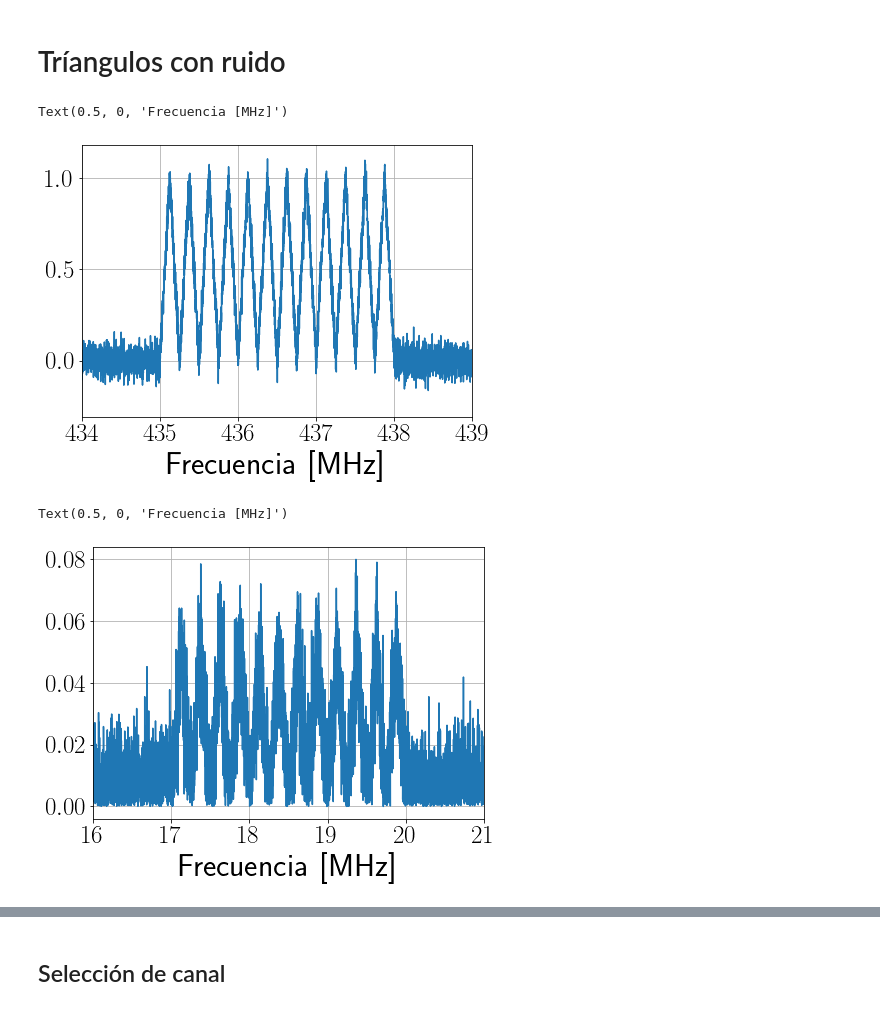
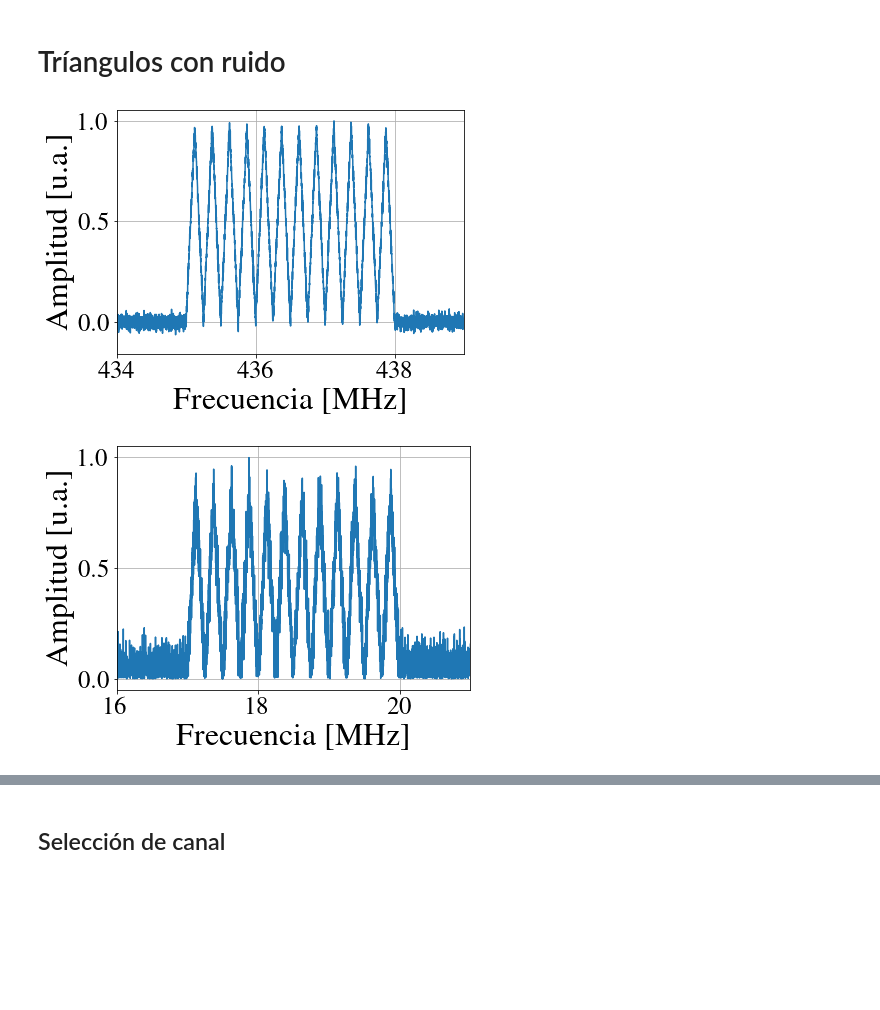
Before and after one commit to Fran-Mark/PI, a Jupyter notebook: Simulaciones/Preprocesamiento/preprocesamiento.ipynb, the cells around one changed output, grey strips where cells are left out. Cells and saved outputs as stored; diff of their text form; code cells hidden in the pictures; blank space fills up the shorter version.

```diff
--- a/Simulaciones/Preprocesamiento/preprocesamiento.ipynb
+++ b/Simulaciones/Preprocesamiento/preprocesamiento.ipynb
@@ -18,7 +18,7 @@ plt.rc('xtick', labelsize=SMALL_SIZE)    # fontsize of the tick labels
 plt.rc('ytick', labelsize=SMALL_SIZE)    # fontsize of the tick labels
 plt.rc('legend', fontsize=SMALL_SIZE)    # legend fontsize
 plt.rc('figure', titlesize=BIGGER_SIZE)  # fontsize of the figure title
-#rc('font',**{'family':'serif','serif':['Times']})
+plt.rc('font',**{'family':'serif','serif':['Times']})
 plt.rcParams['figure.figsize'] = (7, 5)
 # %% [markdown]
 Constantes:
@@ -222,28 +213,34 @@ class NoisySignal:
         for i in range(NO_CHANNELS):
             values[int(212_000 + i*CHANNEL_BW) : int(212_000+(i+1)*CHANNEL_BW )] = triangle
             values[int(1_085_000 + i*CHANNEL_BW) : int(1_085_000+(i+1)*CHANNEL_BW )] = triangle
-        self.values = values + np.random.randn(int(2*FULL_ANALOG_BW))*0.05
+        self.values = values + np.random.randn(int(2*FULL_ANALOG_BW))*0.02
     def inTimeDomain(self):
         return np.fft.fftshift(np.fft.ifft(self.values))
 # %%
 signal = NoisySignal()
 # %%
-plt.plot(signal.freqs*10**-3, signal.values)
+plt.plot(signal.freqs*10**-3, signal.values/np.max(signal.values))
 plt.xlim(434,439)
 plt.grid()
 plt.xlabel("Frecuencia [MHz]")
+plt.ylabel("Amplitud [u.a.]")
+plt.tight_layout()
+plt.savefig("rf_signal.pdf", format="pdf")
+plt.savefig("rf_signal.png", format="png")
 # %% [output]
-Text(0.5, 0, 'Frecuencia [MHz]')
-[figure, old version]
+[figure, new version]
 # %%
 sampler = Sampler(fs=SAMPLING_RATE)
 sampledSignal = sampler.sample(signal.inTimeDomain())
 fft, freqs = computeFT(sampledSignal, TS)
-plt.plot(freqs*10**-3, np.abs(fft))
+plt.plot(freqs*10**-3, np.abs(fft)/np.max(np.abs(fft)))
 plt.xlim(16,21)
 plt.grid()
 plt.xlabel("Frecuencia [MHz]")
+plt.ylabel("Amplitud [u.a.]")
+plt.tight_layout()
+plt.savefig("undersampled_signal.pdf", format="pdf")
+plt.savefig("undersampled_signal.png", format="png")
 # %% [output]
-Text(0.5, 0, 'Frecuencia [MHz]')
-[figure, old version]
+[figure, new version]
 # %%
```
Also changed, not shown: parts of 5 cells of this notebook, 1 other file.
